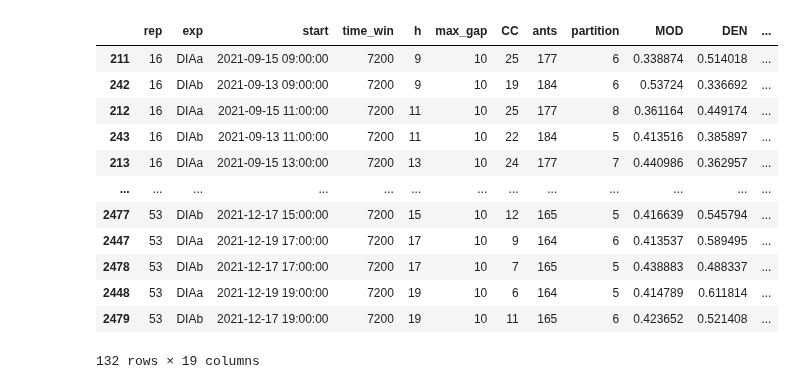
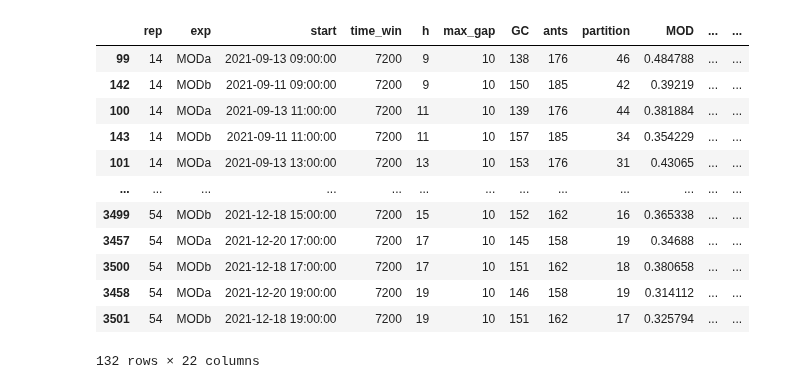
Before and after one commit to EnricoGavagnin/nest_topology_analysis, a Jupyter notebook: NTM_df_prop_processing.ipynb, the cells around one changed output. Saved outputs shown, nothing was run; the diff lists cells and outputs as text; code cells hidden in the pictures.

```diff
--- a/NTM_df_prop_processing.ipynb
+++ b/NTM_df_prop_processing.ipynb
@@ -30,38 +17,38 @@ df = pd.read_pickle('data/prop_data_gap_12_2_1_05_ct_NEST.pkl').drop_duplicates(
 # %%
 # --------- FILTERING ------------
 reps_discarded = [20,41]
-exp = 'DIA'
+exp = 'MOD'
 
 time_win = 2 #h
 max_gap = 10 #s
 
 df_filt = df.loc[(df.time_win==3600 * time_win) &
                  (df.max_gap==max_gap) &
                 (df.exp.isin([exp+'a',exp+'b'])) &
                 (~df.rep.isin(reps_discarded))]
 df_filt.insert(4,'h', [int(str(a)[-8:-6]) for a in df_filt.start])
 df_filt = df_filt.sort_values(['rep','h'])
 
 rep_to_colony = {i: i for i in range(57)}
 #df_filt.insert(5, 'colony', [rep_to_colony[j] for j in df_filt.rep])
 
 # Export dataframe for stats
 df_filt.to_csv('NTM_df_stats.csv')
 df_filt
 # %% [output]
-|  | rep | exp | start | time_win | h | max_gap | CC | ants | partition | MOD | DEN | ... |
-| 211 | 16 | DIAa | 2021-09-15 09:00:00 | 7200 | 9 | 10 | 25 | 177 | 6 | 0.338874 | 0.514018 | ... |
-| 242 | 16 | DIAb | 2021-09-13 09:00:00 | 7200 | 9 | 10 | 19 | 184 | 6 | 0.53724 | 0.336692 | ... |
-| 212 | 16 | DIAa | 2021-09-15 11:00:00 | 7200 | 11 | 10 | 25 | 177 | 8 | 0.361164 | 0.449174 | ... |
-| 243 | 16 | DIAb | 2021-09-13 11:00:00 | 7200 | 11 | 10 | 22 | 184 | 5 | 0.413516 | 0.385897 | ... |
-| 213 | 16 | DIAa | 2021-09-15 13:00:00 | 7200 | 13 | 10 | 24 | 177 | 7 | 0.440986 | 0.362957 | ... |
+|  | rep | exp | start | time_win | h | max_gap | GC | ants | partition | MOD | ... | ... |
+| 99 | 14 | MODa | 2021-09-13 09:00:00 | 7200 | 9 | 10 | 138 | 176 | 46 | 0.484788 | ... | ... |
+| 142 | 14 | MODb | 2021-09-11 09:00:00 | 7200 | 9 | 10 | 150 | 185 | 42 | 0.39219 | ... | ... |
+| 100 | 14 | MODa | 2021-09-13 11:00:00 | 7200 | 11 | 10 | 139 | 176 | 44 | 0.381884 | ... | ... |
+| 143 | 14 | MODb | 2021-09-11 11:00:00 | 7200 | 11 | 10 | 157 | 185 | 34 | 0.354229 | ... | ... |
+| 101 | 14 | MODa | 2021-09-13 13:00:00 | 7200 | 13 | 10 | 153 | 176 | 31 | 0.43065 | ... | ... |
 | ... | ... | ... | ... | ... | ... | ... | ... | ... | ... | ... | ... | ... |
-| 2477 | 53 | DIAb | 2021-12-17 15:00:00 | 7200 | 15 | 10 | 12 | 165 | 5 | 0.416639 | 0.545794 | ... |
-| 2447 | 53 | DIAa | 2021-12-19 17:00:00 | 7200 | 17 | 10 | 9 | 164 | 6 | 0.413537 | 0.589495 | ... |
-| 2478 | 53 | DIAb | 2021-12-17 17:00:00 | 7200 | 17 | 10 | 7 | 165 | 5 | 0.438883 | 0.488337 | ... |
-| 2448 | 53 | DIAa | 2021-12-19 19:00:00 | 7200 | 19 | 10 | 6 | 164 | 5 | 0.414789 | 0.611814 | ... |
-| 2479 | 53 | DIAb | 2021-12-17 19:00:00 | 7200 | 19 | 10 | 11 | 165 | 6 | 0.423652 | 0.521408 | ... |
+| 3499 | 54 | MODb | 2021-12-18 15:00:00 | 7200 | 15 | 10 | 152 | 162 | 16 | 0.365338 | ... | ... |
+| 3457 | 54 | MODa | 2021-12-20 17:00:00 | 7200 | 17 | 10 | 145 | 158 | 19 | 0.34688 | ... | ... |
+| 3500 | 54 | MODb | 2021-12-18 17:00:00 | 7200 | 17 | 10 | 151 | 162 | 18 | 0.380658 | ... | ... |
+| 3458 | 54 | MODa | 2021-12-20 19:00:00 | 7200 | 19 | 10 | 146 | 158 | 19 | 0.314112 | ... | ... |
+| 3501 | 54 | MODb | 2021-12-18 19:00:00 | 7200 | 19 | 10 | 151 | 162 | 17 | 0.325794 | ... | ... |
-132 rows × 19 columns
+132 rows × 22 columns
 # %%
 %%R -i time_win -o prop_list -o pv_adj
 
```
Also changed, not shown: parts of 6 cells of this notebook, 3 other files.
